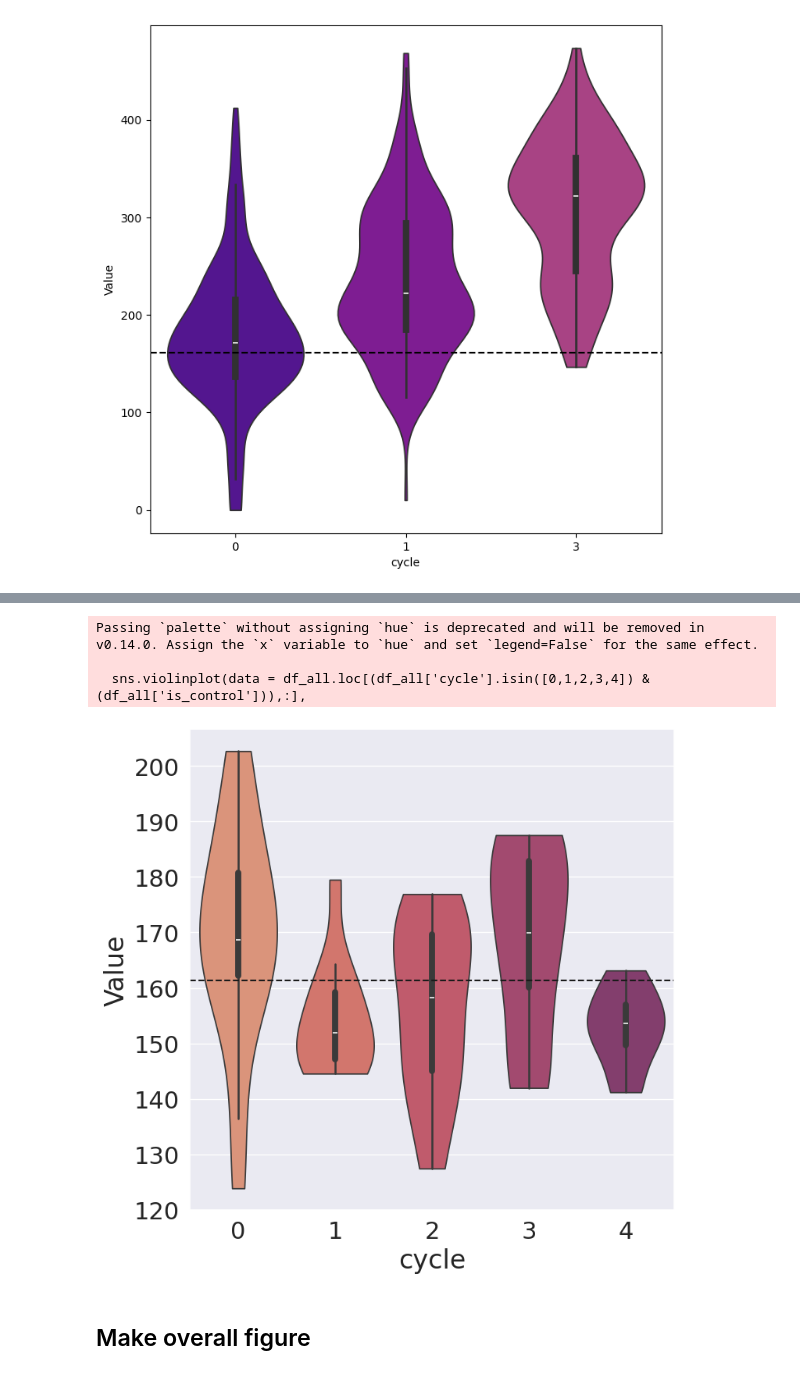
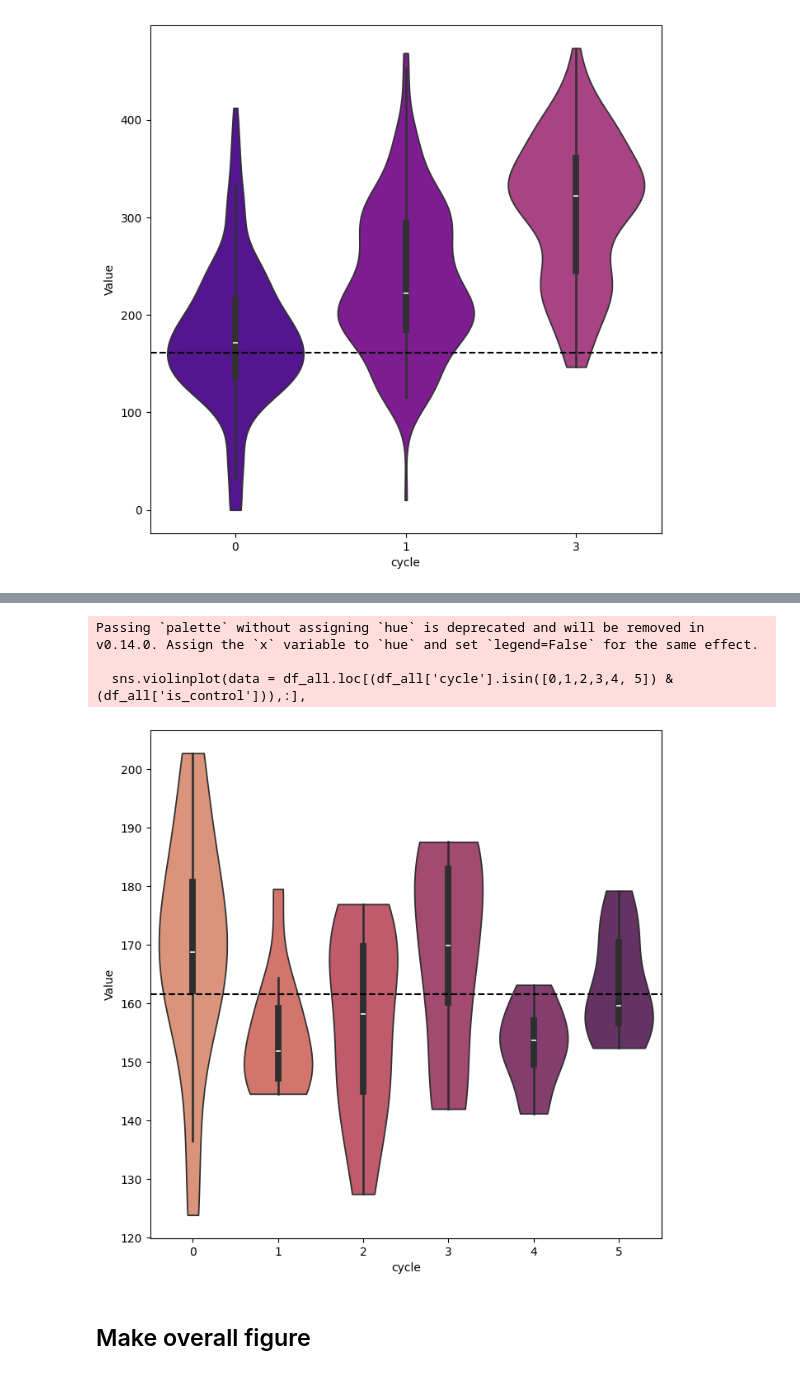
Before and after one commit to JBEI/Isoprenol_CRISPRi, a Jupyter notebook: DavidCarruthers/isoprenol_data/summary_isoprenol_analysis.ipynb, the cells around one changed output, grey strips where cells are left out. Cells and saved outputs as stored; diff of their text form; code cells hidden in the pictures.

Commit message:
Adding updated isoprenol analysis and violin plots.

```diff
--- a/DavidCarruthers/isoprenol_data/summary_isoprenol_analysis.ipynb
+++ b/DavidCarruthers/isoprenol_data/summary_isoprenol_analysis.ipynb
@@ -8,7 +8,7 @@ import numpy as np
 import pandas as pd
 import matplotlib.pyplot as plt
 # %%
-isoprenol_files = [f'dbtl{i}_isoprenol.pkl' for i in [0, 1, 2, 3, 4]]
+isoprenol_files = [f'dbtl{i}_isoprenol.pkl' for i in [0, 1, 2, 3, 4, 5]]
 df_list = [pd.read_pickle(f) for f in isoprenol_files]
 for i, df in enumerate(df_list):
     df['cycle'] = i
@@ -63,22 +85,22 @@ Passing `palette` without assigning `hue` is deprecated and will be removed in v
 # %%
 fig, ax = plt.subplots(figsize = (8,8))
-sns.violinplot(data = df_all.loc[(df_all['cycle'].isin([0,1,2,3,4]) & (df_all['is_control'])),:],
+sns.violinplot(data = df_all.loc[(df_all['cycle'].isin([0,1,2,3,4, 5]) & (df_all['is_control'])),:],
                x = 'cycle',
                y = 'Value',
                cut = 0,
                palette= sns.color_palette('flare'),
                ax = ax
               )
 
 control_mean_all = df_all.loc[df_all['is_control'], 'Value'].values.mean()
 ax.axhline(control_mean_all, c='k', linestyle = '--')
-fig.savefig('dbtl0_1_2_3_4_CONTROL_violin_compare.pdf')
-fig.savefig('dbtl0_1_2_3_4_CONTROL_violin_compare.png')
+fig.savefig('dbtl0_1_2_3_4_5_CONTROL_violin_compare.pdf')
+fig.savefig('dbtl0_1_2_3_4_5_CONTROL_violin_compare.png')
 # %% [output]
 Passing `palette` without assigning `hue` is deprecated and will be removed in v0.14.0. Assign the `x` variable to `hue` and set `legend=False` for the same effect.
 
-  sns.violinplot(data = df_all.loc[(df_all['cycle'].isin([0,1,2,3,4]) & (df_all['is_control'])),:],
+  sns.violinplot(data = df_all.loc[(df_all['cycle'].isin([0,1,2,3,4, 5]) & (df_all['is_control'])),:],
-[figure, old version]
+[figure, new version]
 # %% [markdown]
 ## Make overall figure
 # %%
```
Also changed, not shown: parts of 15 cells of this notebook, 12 other files.
